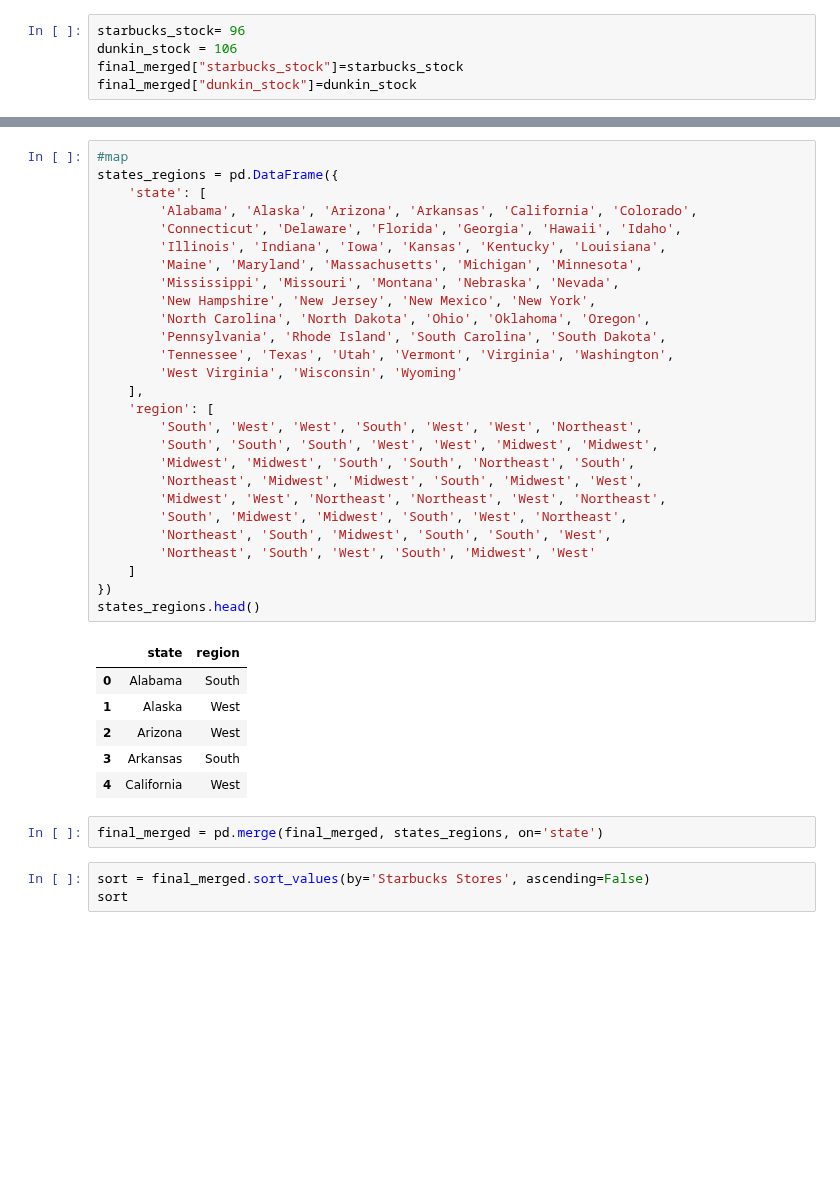
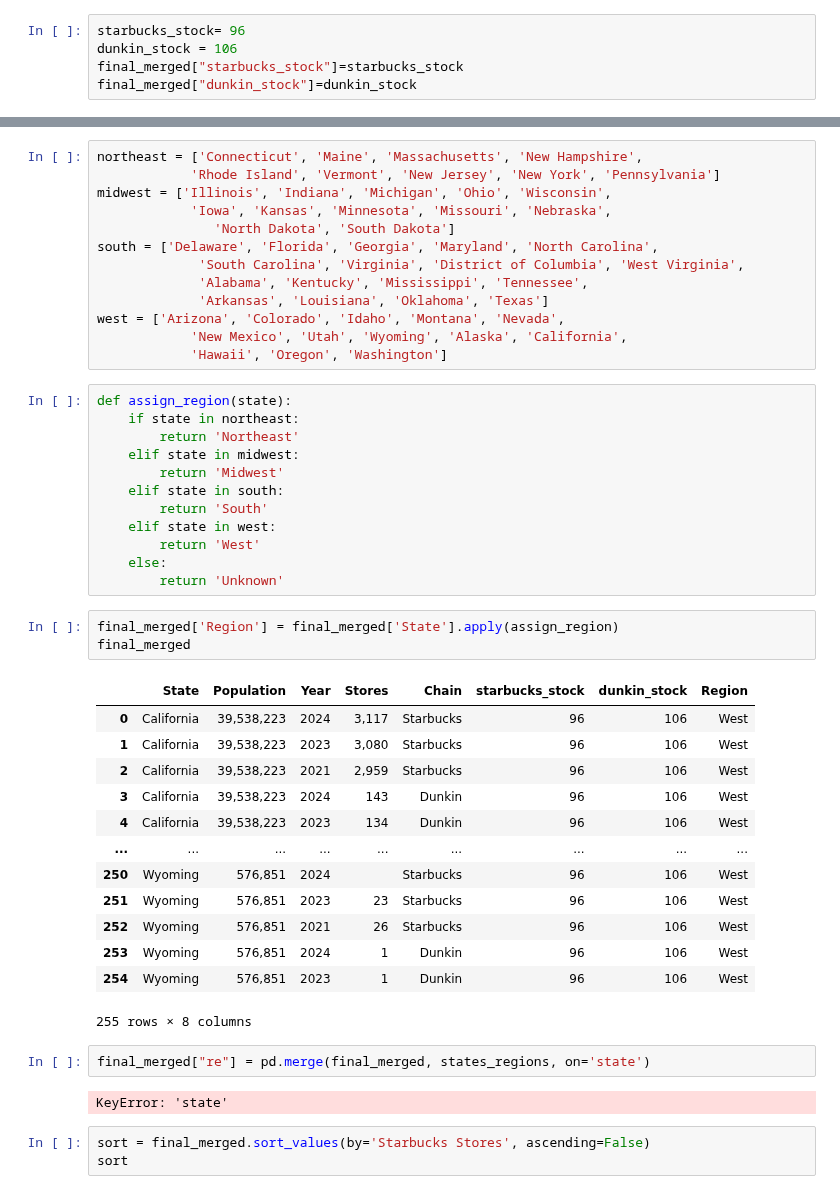
Before and after one commit to alexandragrover/GSB-544, a Jupyter notebook: Labs/Lab4/Lab4.ipynb, the cells around one changed output, grey strips where cells are left out. Cells and saved outputs as stored; diff of their text form; blank space fills up the shorter version.

```diff
--- a/Labs/Lab4/Lab4.ipynb
+++ b/Labs/Lab4/Lab4.ipynb
@@ -281,39 +275,49 @@ final_merged
-# %%
-#map
-states_regions = pd.DataFrame({
-    'state': [
-        'Alabama', 'Alaska', 'Arizona', 'Arkansas', 'California', 'Colorado',
-        'Connecticut', 'Delaware', 'Florida', 'Georgia', 'Hawaii', 'Idaho',
-        'Illinois', 'Indiana', 'Iowa', 'Kansas', 'Kentucky', 'Louisiana',
-        'Maine', 'Maryland', 'Massachusetts', 'Michigan', 'Minnesota',
-        'Mississippi', 'Missouri', 'Montana', 'Nebraska', 'Nevada',
-        'New Hampshire', 'New Jersey', 'New Mexico', 'New York',
-        'North Carolina', 'North Dakota', 'Ohio', 'Oklahoma', 'Oregon',
-        'Pennsylvania', 'Rhode Island', 'South Carolina', 'South Dakota',
-        'Tennessee', 'Texas', 'Utah', 'Vermont', 'Virginia', 'Washington',
-        'West Virginia', 'Wisconsin', 'Wyoming'
-    ],
-    'region': [
-        'South', 'West', 'West', 'South', 'West', 'West', 'Northeast',
-        'South', 'South', 'South', 'West', 'West', 'Midwest', 'Midwest',
-        'Midwest', 'Midwest', 'South', 'South', 'Northeast', 'South',
-        'Northeast', 'Midwest', 'Midwest', 'South', 'Midwest', 'West',
-        'Midwest', 'West', 'Northeast', 'Northeast', 'West', 'Northeast',
-        'South', 'Midwest', 'Midwest', 'South', 'West', 'Northeast',
-        'Northeast', 'South', 'Midwest', 'South', 'South', 'West',
-        'Northeast', 'South', 'West', 'South', 'Midwest', 'West'
-    ]
-})
-states_regions.head()
-# %% [output]
-|  | state | region |
-| 0 | Alabama | South |
-| 1 | Alaska | West |
-| 2 | Arizona | West |
-| 3 | Arkansas | South |
-| 4 | California | West |
+# %%
+northeast = ['Connecticut', 'Maine', 'Massachusetts', 'New Hampshire',
+            'Rhode Island', 'Vermont', 'New Jersey', 'New York', 'Pennsylvania']
+midwest = ['Illinois', 'Indiana', 'Michigan', 'Ohio', 'Wisconsin',
+            'Iowa', 'Kansas', 'Minnesota', 'Missouri', 'Nebraska',
+               'North Dakota', 'South Dakota']
+south = ['Delaware', 'Florida', 'Georgia', 'Maryland', 'North Carolina',
+             'South Carolina', 'Virginia', 'District of Columbia', 'West Virginia',
+             'Alabama', 'Kentucky', 'Mississippi', 'Tennessee',
+             'Arkansas', 'Louisiana', 'Oklahoma', 'Texas']
+west = ['Arizona', 'Colorado', 'Idaho', 'Montana', 'Nevada',
+            'New Mexico', 'Utah', 'Wyoming', 'Alaska', 'California',
+            'Hawaii', 'Oregon', 'Washington']
+# %%
+def assign_region(state):
+    if state in northeast:
+        return 'Northeast'
+    elif state in midwest:
+        return 'Midwest'
+    elif state in south:
+        return 'South'
+    elif state in west:
+        return 'West'
+    else:
+        return 'Unknown'
+# %%
+final_merged['Region'] = final_merged['State'].apply(assign_region)
+final_merged
+# %% [output]
+|  | State | Population | Year | Stores | Chain | starbucks_stock | dunkin_stock | Region |
+| 0 | California | 39,538,223 | 2024 | 3,117 | Starbucks | 96 | 106 | West |
+| 1 | California | 39,538,223 | 2023 | 3,080 | Starbucks | 96 | 106 | West |
+| 2 | California | 39,538,223 | 2021 | 2,959 | Starbucks | 96 | 106 | West |
+| 3 | California | 39,538,223 | 2024 | 143 | Dunkin | 96 | 106 | West |
+| 4 | California | 39,538,223 | 2023 | 134 | Dunkin | 96 | 106 | West |
+| ... | ... | ... | ... | ... | ... | ... | ... | ... |
+| 250 | Wyoming | 576,851 | 2024 |  | Starbucks | 96 | 106 | West |
+| 251 | Wyoming | 576,851 | 2023 | 23 | Starbucks | 96 | 106 | West |
+| 252 | Wyoming | 576,851 | 2021 | 26 | Starbucks | 96 | 106 | West |
+| 253 | Wyoming | 576,851 | 2024 | 1 | Dunkin | 96 | 106 | West |
+| 254 | Wyoming | 576,851 | 2023 | 1 | Dunkin | 96 | 106 | West |
+255 rows × 8 columns
 # %%
-final_merged = pd.merge(final_merged, states_regions, on='state')
+final_merged["re"] = pd.merge(final_merged, states_regions, on='state')
+# %% [output]
+KeyError: 'state'
 # %%
 sort = final_merged.sort_values(by='Starbucks Stores', ascending=False)
 sort
```
Also changed, not shown: parts of 3 cells of this notebook.
